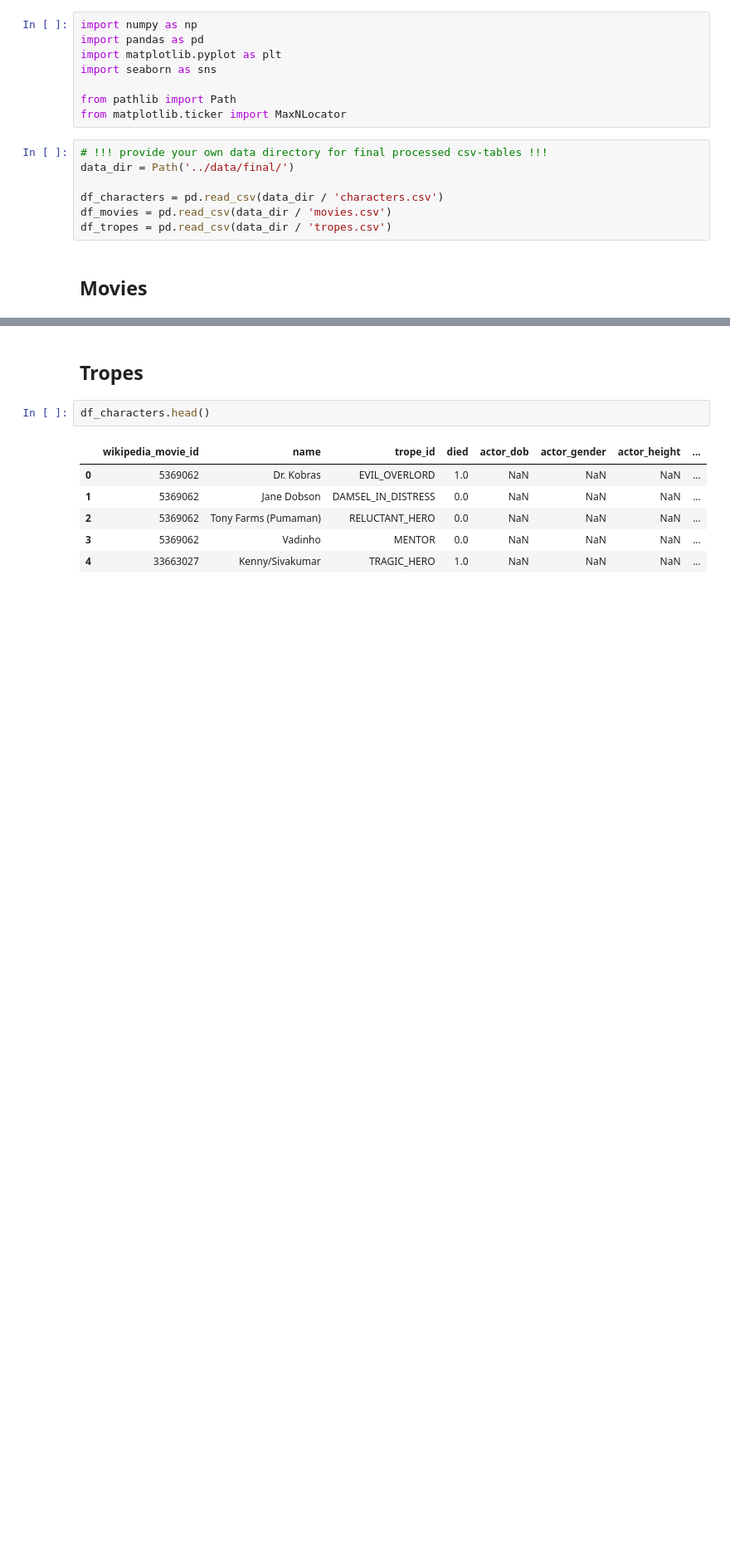
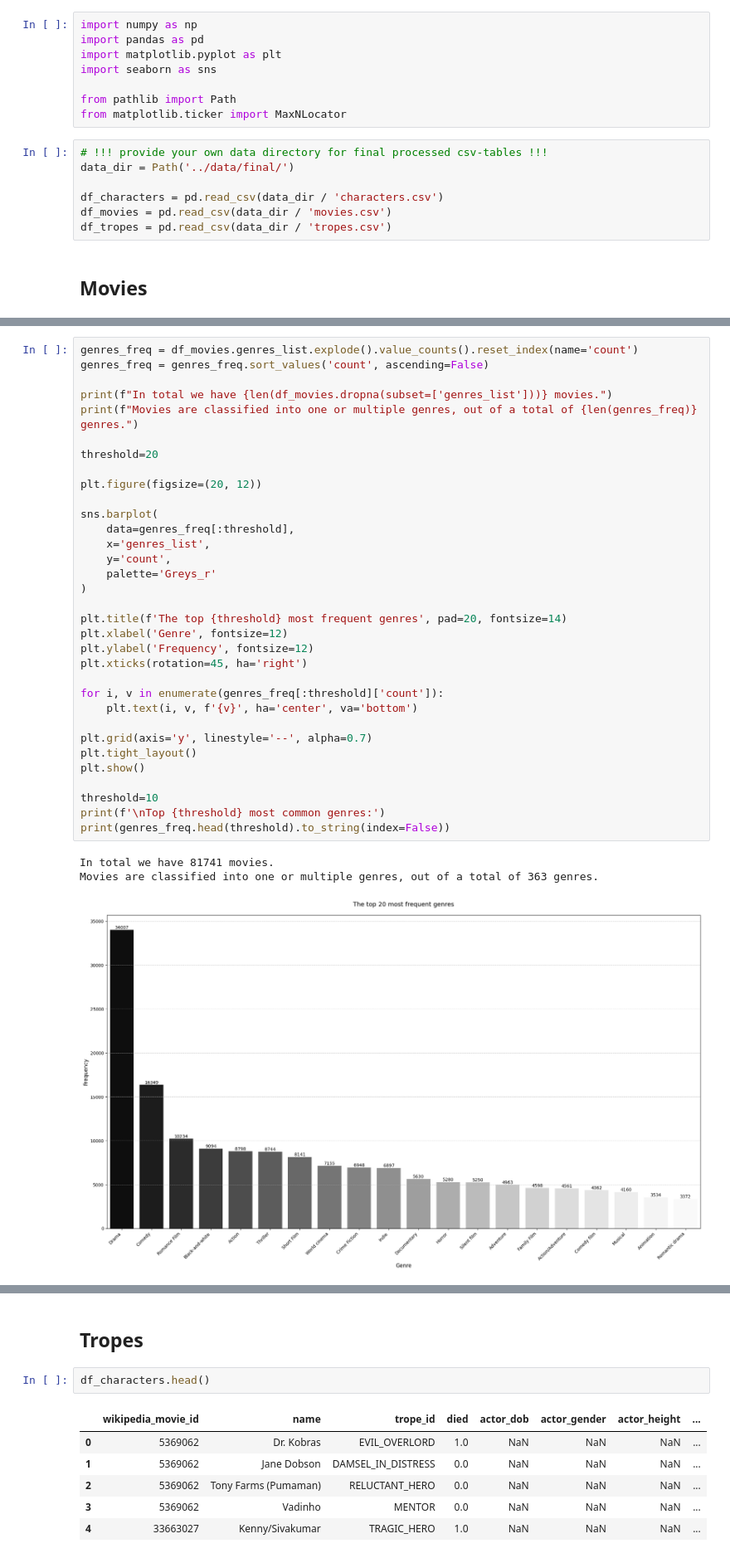
Before and after one commit to epfl-ada/ada-2024-project-nhsvd, a Jupyter notebook: notebooks/death_rate_analysis.ipynb, the cells around one changed output, grey strips where cells are left out. Shown at 83% size. Saved outputs shown, nothing was run; the diff lists cells and outputs as text; blank space fills up the shorter version.

Commit message:
Added 3 cells: 1.genre frequency 2.global trope frequency 3.trope frequency for the most common genres

```diff
--- a/notebooks/death_rate_analysis.ipynb
+++ b/notebooks/death_rate_analysis.ipynb
@@ -35,3 +35,40 @@ df_movies.head()
 | 2 | 28463795 | /m/0crgdbh | Brun bitter | 1988 | NaN | 83.0 | {"/m/05f_3": "Norwegian Language"} | ... |
 | 3 | 9363483 | /m/0285_cd | White Of The Eye | 1987 | NaN | 110.0 | {"/m/02h40lc": "English Language"} | ... |
 | 4 | 261236 | /m/01mrr1 | A Woman in Flames | 1983 | NaN | 106.0 | {"/m/04306rv": "German Language"} | ... |
+# %%
+genres_freq = df_movies.genres_list.explode().value_counts().reset_index(name='count')
+genres_freq = genres_freq.sort_values('count', ascending=False)
+
+print(f"In total we have {len(df_movies.dropna(subset=['genres_list']))} movies.")
+print(f"Movies are classified into one or multiple genres, out of a total of {len(genres_freq)} genres.")
+
+threshold=20
+
+plt.figure(figsize=(20, 12))
+
+sns.barplot(
+    data=genres_freq[:threshold],
+    x='genres_list',
+    y='count',
+    palette='Greys_r'
+)
+
+plt.title(f'The top {threshold} most frequent genres', pad=20, fontsize=14)
+plt.xlabel('Genre', fontsize=12)
+plt.ylabel('Frequency', fontsize=12)
+plt.xticks(rotation=45, ha='right')
+
+for i, v in enumerate(genres_freq[:threshold]['count']):
+    plt.text(i, v, f'{v}', ha='center', va='bottom')
+
+plt.grid(axis='y', linestyle='--', alpha=0.7)
+plt.tight_layout()
+plt.show()
+
+threshold=10
+print(f'\nTop {threshold} most common genres:')
+print(genres_freq.head(threshold).to_string(index=False))
+# %% [output]
+In total we have 81741 movies.
+Movies are classified into one or multiple genres, out of a total of 363 genres.
+[figure, added]
```
Also changed, not shown: parts of 7 cells of this notebook.
